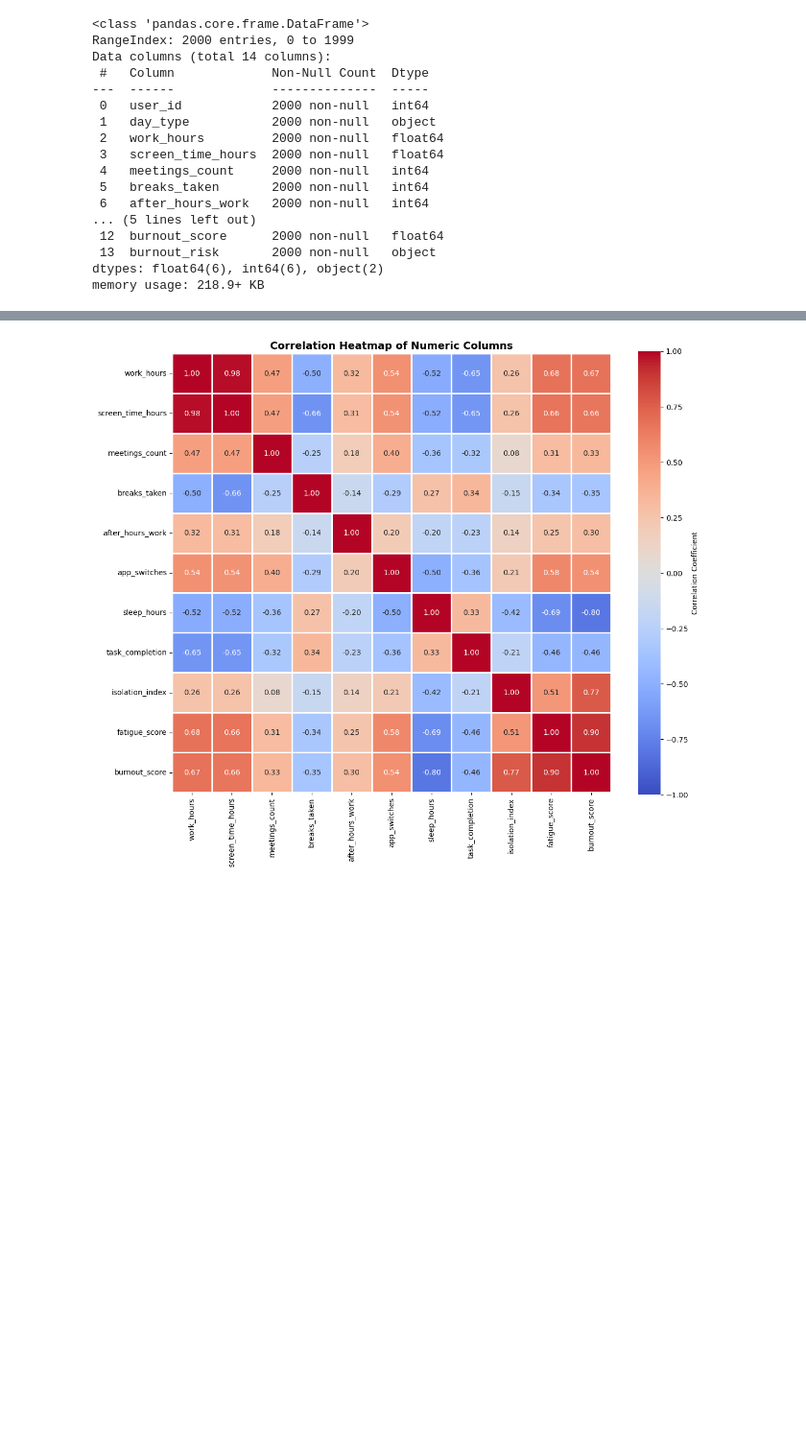
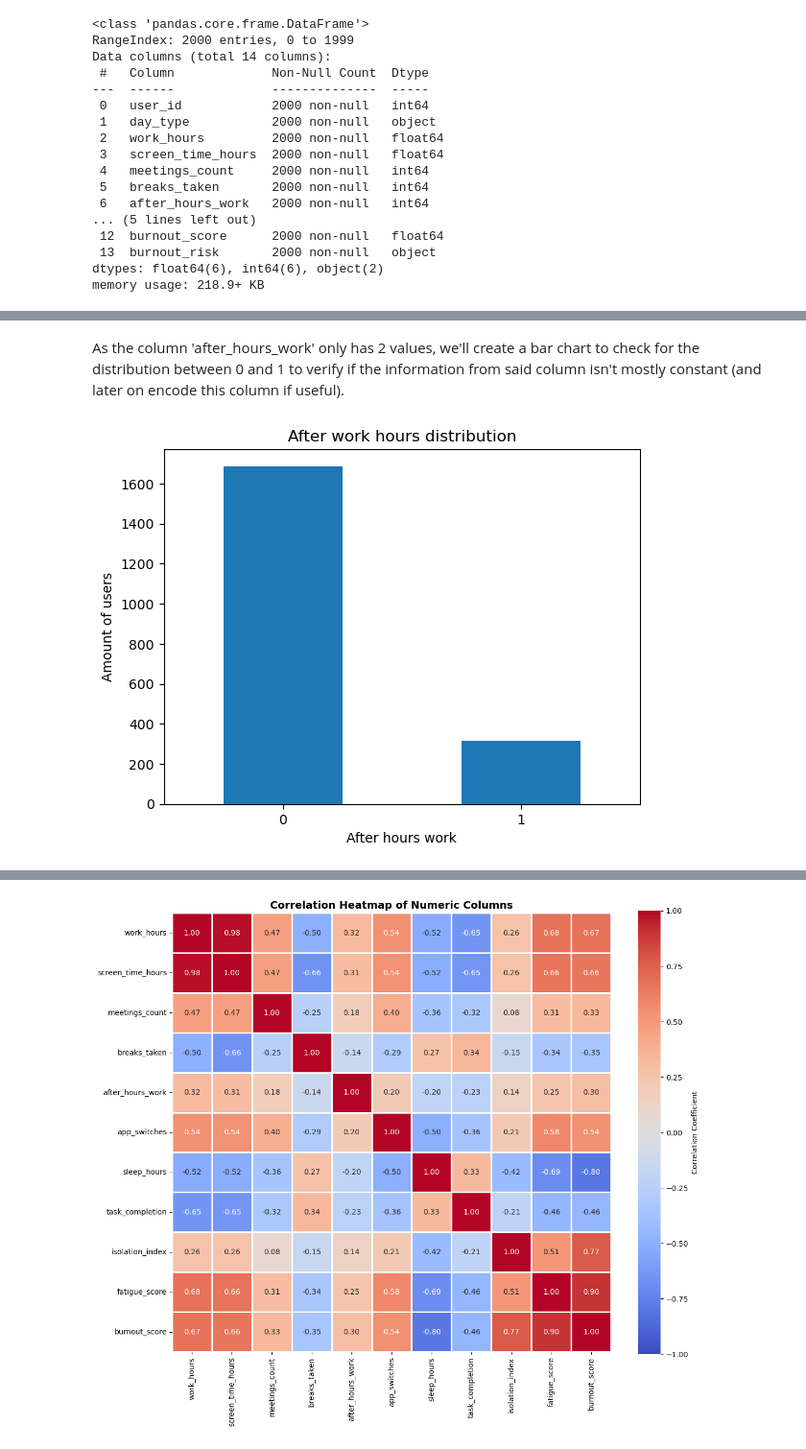
Before and after one commit to lucasvcasimiro-byte/Sleep_vs_Burnout_analysis_ml, a Jupyter notebook: EDA.ipynb, the cells around one changed output, grey strips where cells are left out. Shown at 96% size. Saved outputs shown, nothing was run; the diff lists cells and outputs as text; code cells hidden in the pictures; blank space fills up the shorter version.

```diff
--- a/EDA.ipynb
+++ b/EDA.ipynb
@@ -74,0 +93,11 @@ cat_cols = df.select_dtypes(include=[object])
+# %% [markdown]
+As the column 'after_hours_work' only has 2 values, we'll create a bar chart to check for the distribution between 0 and 1 to verify if the information from said column isn't mostly constant (and later on encode this column if useful).
+# %%
+df['after_hours_work'].value_counts().sort_index().plot(kind='bar')
+plt.title('After work hours distribution')
+plt.xlabel('After hours work')
+plt.ylabel('Amount of users')
+plt.xticks(rotation=0)
+plt.show()
+# %% [output]
+[figure, added]
```
Also changed, not shown: parts of 17 cells of this notebook, 1 other file.
